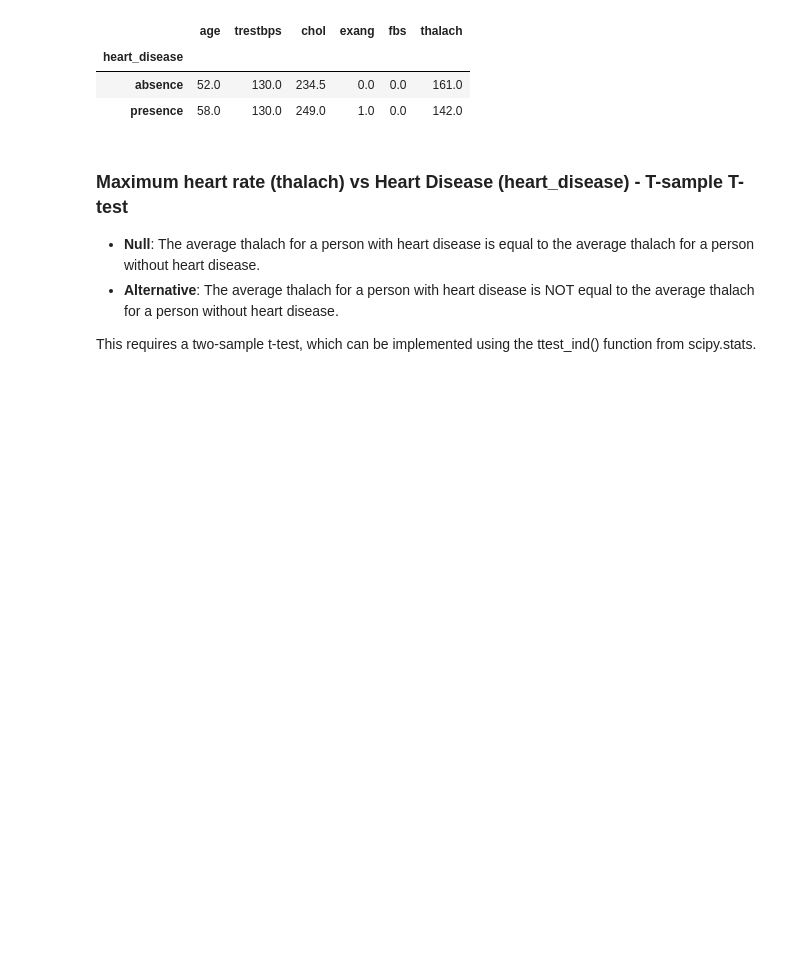
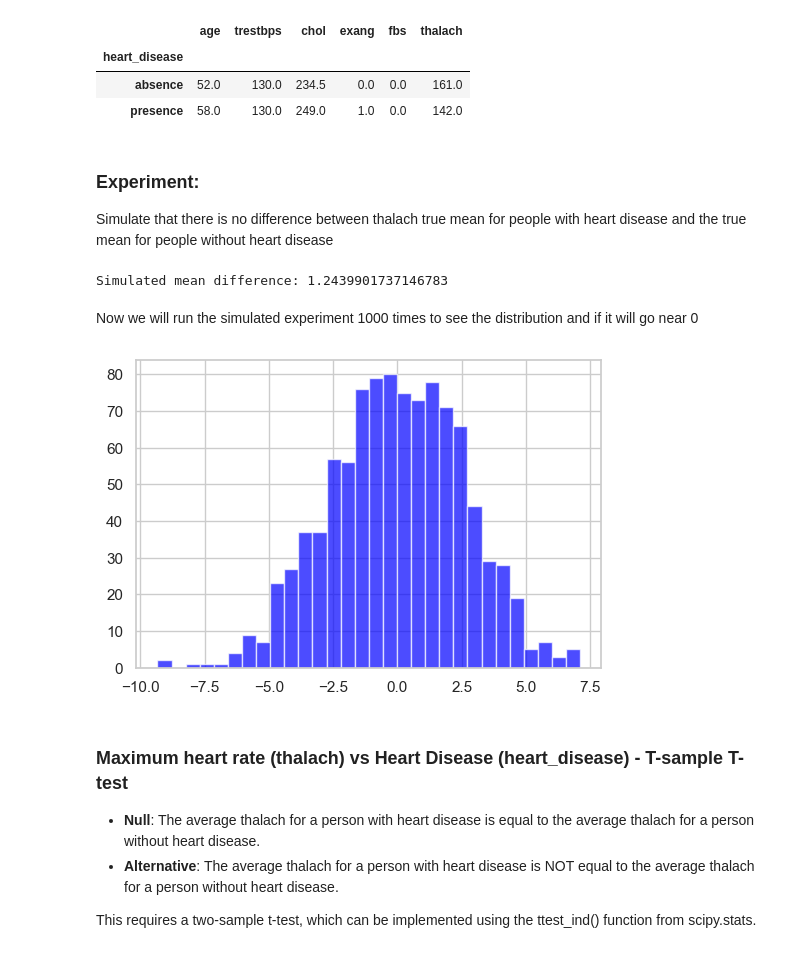
Before and after one commit to Kristian0703/Heart_Disease_Hypothesis_Testing, a Jupyter notebook: Heart_Disease_HypothesisTesting.ipynb, the cells around one changed output. Drawn from its saved outputs; the diff is of its cells as text; code cells hidden in the pictures; blank space fills up the shorter version.

Commit message:
Mean difference  simulated experiment

```diff
--- a/Heart_Disease_HypothesisTesting.ipynb
+++ b/Heart_Disease_HypothesisTesting.ipynb
@@ -46,6 +46,36 @@ heart.groupby('heart_disease').median(numeric_only=True)
 | heart_disease |  |  |  |  |  |  |
 | absence | 52.0 | 130.0 | 234.5 | 0.0 | 0.0 | 161.0 |
 | presence | 58.0 | 130.0 | 249.0 | 1.0 | 0.0 | 142.0 |
+# %% [markdown]
+### Experiment:
+
+Simulate that there is no difference between thalach true mean for people with heart disease and the true mean for people without heart disease
+# %%
+scramble = np.random.choice(heart.heart_disease, size = len(heart), replace=False)
+simulated_thalach_hd = heart.thalach[scramble == 'presence']
+simulated_thalach_no_hd = heart.thalach[scramble == 'absence']
+simulated_mean_diff = simulated_thalach_hd.mean() - simulated_thalach_no_hd.mean()
+print('Simulated mean difference:', simulated_mean_diff)
+# %% [output]
+Simulated mean difference: 1.2439901737146783
+# %% [markdown]
+Now we will run the simulated experiment 1000 times to see the distribution and if it will go near 0
+# %%
+mean_diff_list = [] # we will store each result of the mean difference here
+
+for experiment in range(1000):
+    scramble = np.random.choice(heart.heart_disease, size = len(heart), replace=False)
+    simulated_thalach_hd = heart.thalach[scramble == 'presence']
+    simulated_thalach_no_hd = heart.thalach[scramble == 'absence']
+    simulated_mean_diff = simulated_thalach_hd.mean() - simulated_thalach_no_hd.mean()
+    mean_diff_list.append(simulated_mean_diff) # append the mean difference to the list
+# %%
+#visualize the distribution of the mean differences
+plt.figure(figsize=(6, 4))
+plt.hist(mean_diff_list, bins=30, color='blue', alpha=0.7)
+plt.show()
+# %% [output]
+[figure, added]
 # %% [markdown]
 ### Maximum heart rate (thalach) vs Heart Disease (heart_disease) - T-sample T-test
 
```
